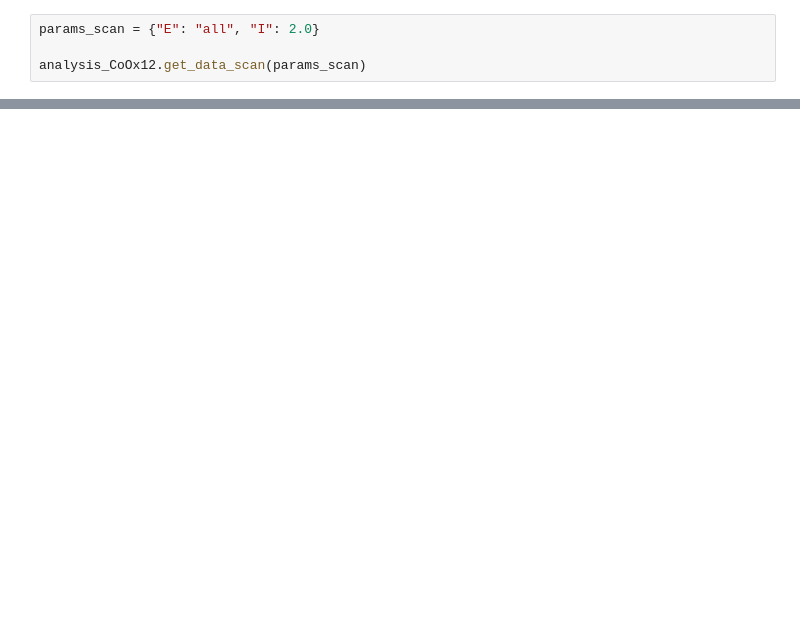
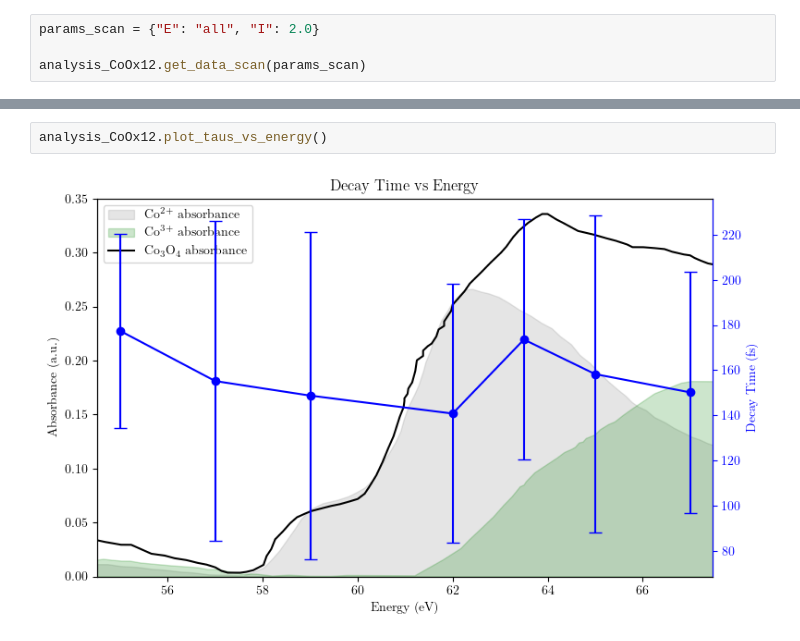
Before and after one commit to Spoksonat/transient_grating_project, a Jupyter notebook: src/results_tg.ipynb, the cells around one changed output, grey strips where cells are left out. Cells and saved outputs as stored; diff of their text form; blank space fills up the shorter version.

```diff
--- a/src/results_tg.ipynb
+++ b/src/results_tg.ipynb
@@ -23,0 +23,4 @@ analysis_CoOx12.plot_stacked_signals(limits_time=limits_time, limits_signal=limi
+# %%
+analysis_CoOx12.plot_taus_vs_energy()
+# %% [output]
+[figure, added]
```
Also changed, not shown: parts of 6 cells of this notebook, 1 other file.
